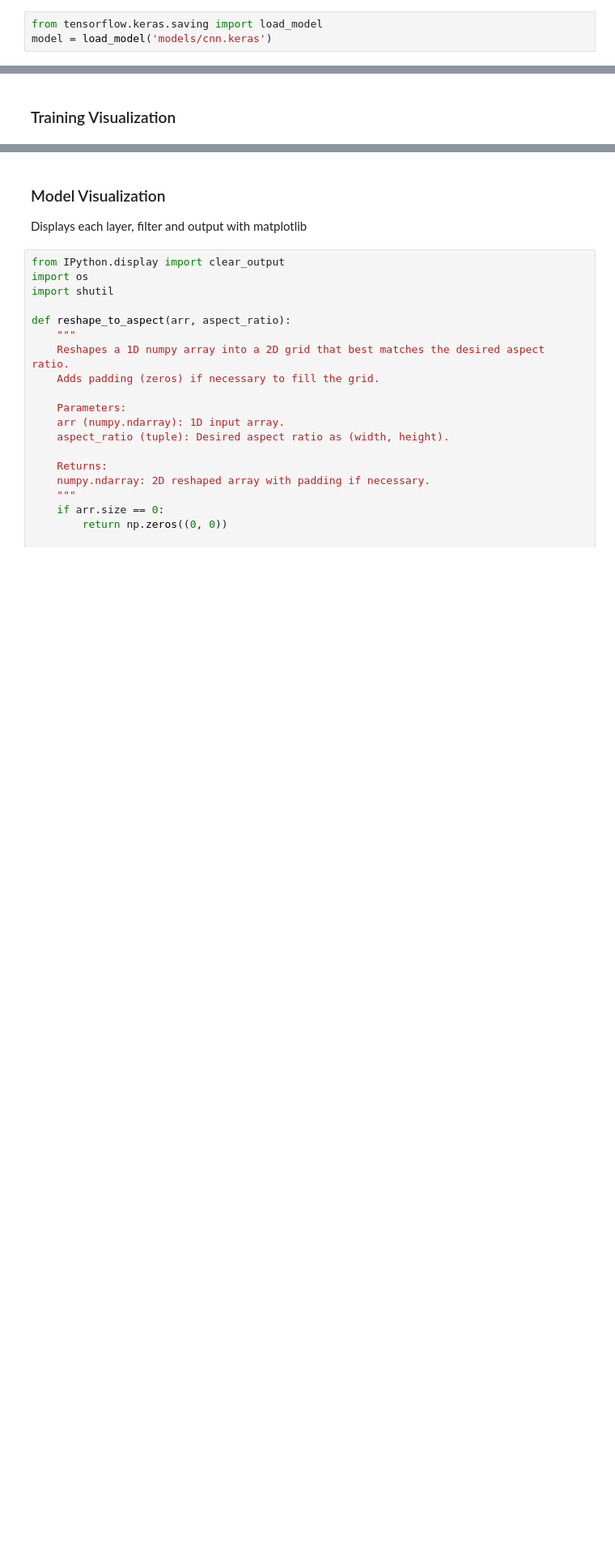
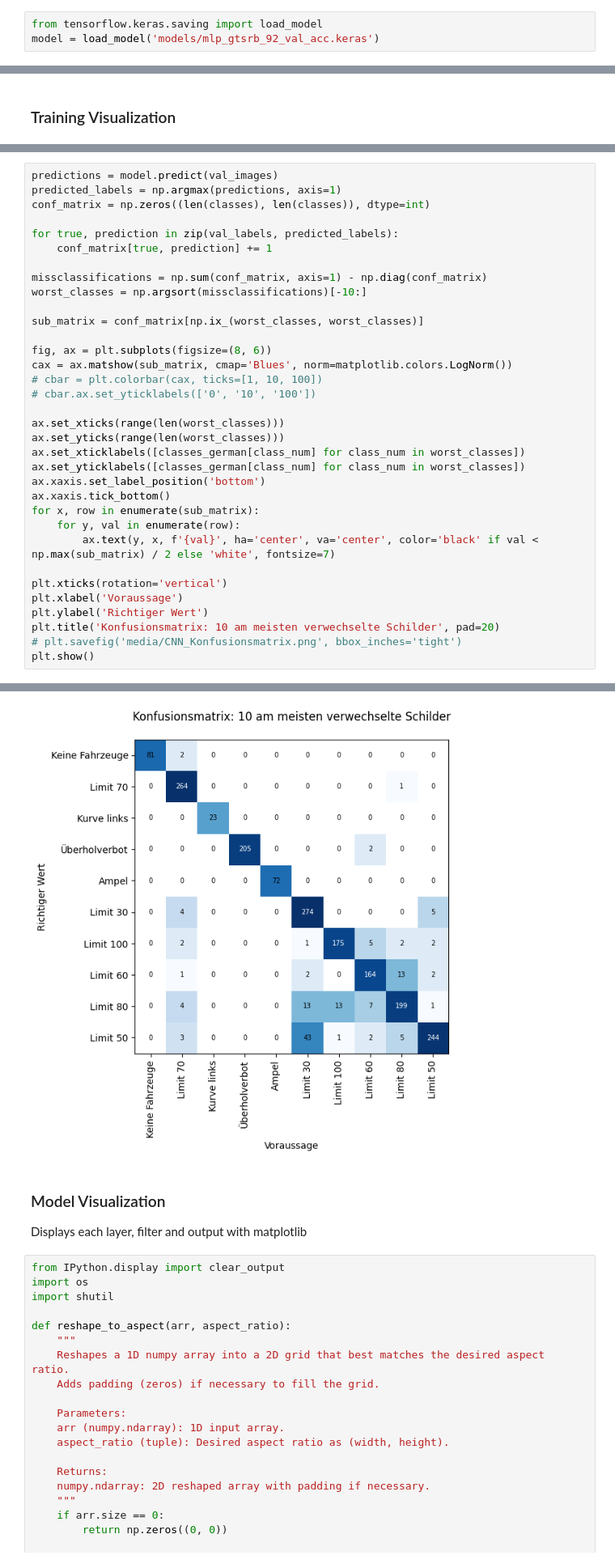
Before and after one commit to flerovium11/ai-research, a Jupyter notebook: classification.ipynb, the cells around one changed output, grey strips where cells are left out. Shown: that part at 81% size. Drawn from its saved outputs; the diff is of its cells as text; blank space fills up the shorter version.

```diff
--- a/classification.ipynb
+++ b/classification.ipynb
@@ -327,4 +189,4 @@ Epoch 60/60
 Skip the training process above and instantly load a keras model from disk
 # %%
 from tensorflow.keras.saving import load_model
-model = load_model('models/cnn.keras')
+model = load_model('models/mlp_gtsrb_92_val_acc.keras')
@@ -366,0 +225,35 @@ plt.show()
+# %%
+predictions = model.predict(val_images)
+predicted_labels = np.argmax(predictions, axis=1)
+conf_matrix = np.zeros((len(classes), len(classes)), dtype=int)
+
+for true, prediction in zip(val_labels, predicted_labels):
+    conf_matrix[true, prediction] += 1
+
+missclassifications = np.sum(conf_matrix, axis=1) - np.diag(conf_matrix)
+worst_classes = np.argsort(missclassifications)[-10:]
+
+sub_matrix = conf_matrix[np.ix_(worst_classes, worst_classes)]
+
+fig, ax = plt.subplots(figsize=(8, 6))
+cax = ax.matshow(sub_matrix, cmap='Blues', norm=matplotlib.colors.LogNorm())
+# cbar = plt.colorbar(cax, ticks=[1, 10, 100])
+# cbar.ax.set_yticklabels(['0', '10', '100'])
+
+ax.set_xticks(range(len(worst_classes)))
+ax.set_yticks(range(len(worst_classes)))
+ax.set_xticklabels([classes_german[class_num] for class_num in worst_classes])
+ax.set_yticklabels([classes_german[class_num] for class_num in worst_classes])
+ax.xaxis.set_label_position('bottom')
+ax.xaxis.tick_bottom()
+for x, row in enumerate(sub_matrix):
+    for y, val in enumerate(row):
+        ax.text(y, x, f'{val}', ha='center', va='center', color='black' if val < np.max(sub_matrix) / 2 else 'white', fontsize=7)
+
+plt.xticks(rotation='vertical')
+plt.xlabel('Voraussage')
+plt.ylabel('Richtiger Wert')
+plt.title('Konfusionsmatrix: 10 am meisten verwechselte Schilder', pad=20)
+# plt.savefig('media/CNN_Konfusionsmatrix.png', bbox_inches='tight')
+plt.show()
+# %% [output]
@@ -367,3 +261,4 @@ plt.show()
+[figure, added]
 # %% [markdown]
 ### Model Visualization
 Displays each layer, filter and output with matplotlib
```
Also changed, not shown: parts of 21 cells of this notebook, 21 other files.
